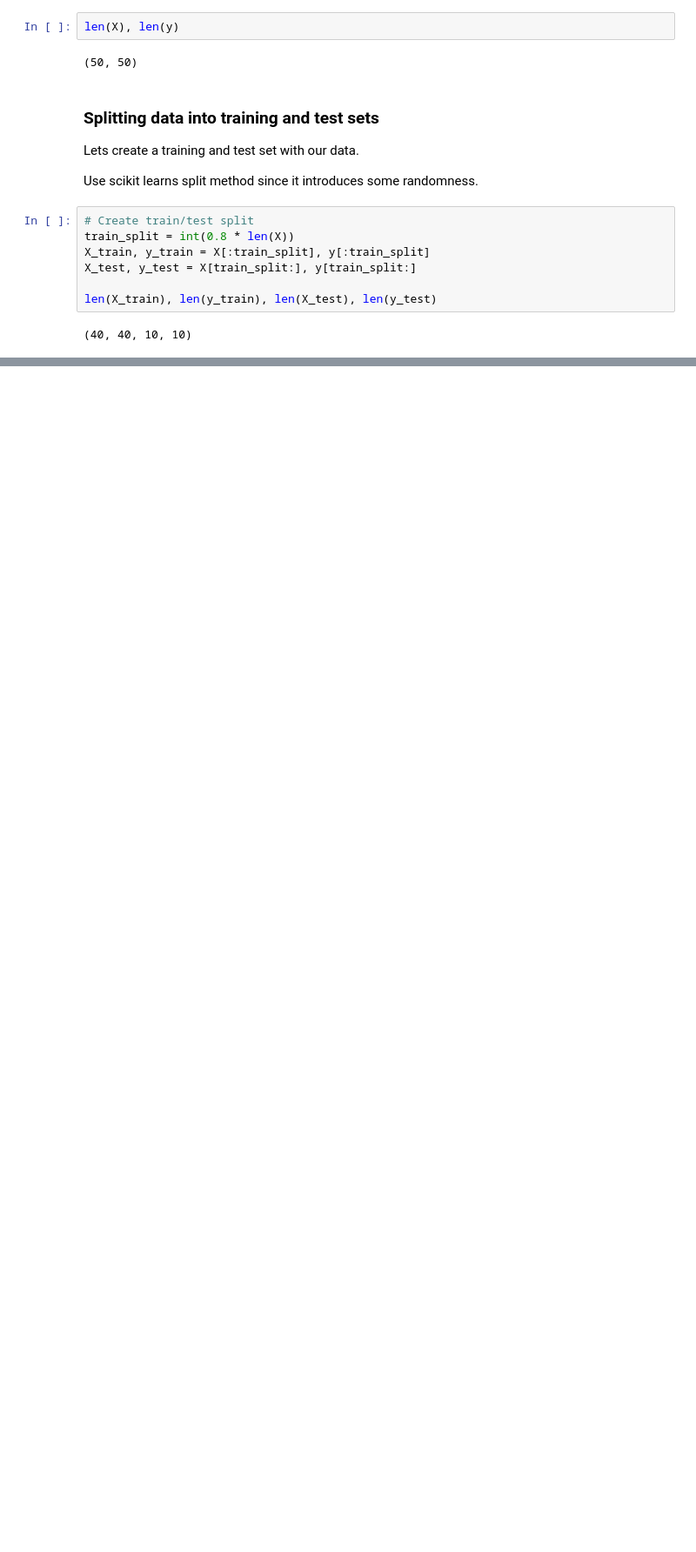
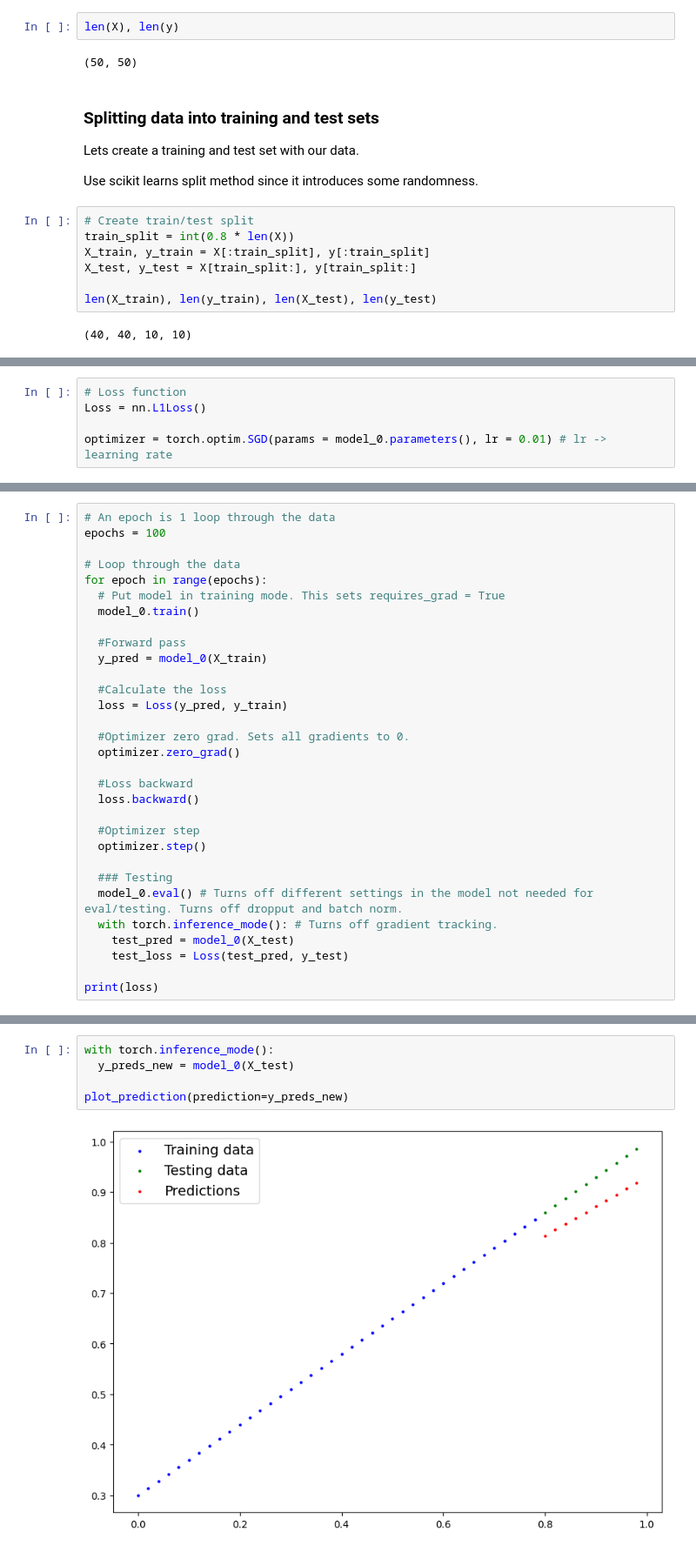
Before and after one commit to DigoShane/GitHub-ML, a Jupyter notebook: 01_pytorch_Workflow_ZTM.ipynb, the cells around one changed output, grey strips where cells are left out. Shown at 87% size. Drawn from its saved outputs; the diff is of its cells as text; blank space fills up the shorter version.

```diff
--- a/01_pytorch_Workflow_ZTM.ipynb
+++ b/01_pytorch_Workflow_ZTM.ipynb
@@ -73,0 +179,5 @@ len(X_train), len(y_train), len(X_test), len(y_test)
+# %%
+# Loss function
+Loss = nn.L1Loss()
+
+optimizer = torch.optim.SGD(params = model_0.parameters(), lr = 0.01) # lr -> learning rate
@@ -73,0 +198,31 @@ len(X_train), len(y_train), len(X_test), len(y_test)
+# %%
+# An epoch is 1 loop through the data
+epochs = 100
+
+# Loop through the data
+for epoch in range(epochs):
+  # Put model in training mode. This sets requires_grad = True
+  model_0.train()
+
+  #Forward pass
+  y_pred = model_0(X_train)
+
+  #Calculate the loss
+  loss = Loss(y_pred, y_train)
+
+  #Optimizer zero grad. Sets all gradients to 0.
+  optimizer.zero_grad()
+
+  #Loss backward
+  loss.backward()
+
+  #Optimizer step
+  optimizer.step()
+
+  ### Testing
+  model_0.eval() # Turns off different settings in the model not needed for eval/testing. Turns off dropput and batch norm.
+  with torch.inference_mode(): # Turns off gradient tracking.
+    test_pred = model_0(X_test)
+    test_loss = Loss(test_pred, y_test)
+
+print(loss)
@@ -73,0 +235,7 @@ len(X_train), len(y_train), len(X_test), len(y_test)
+# %%
+with torch.inference_mode():
+  y_preds_new = model_0(X_test)
+
+plot_prediction(prediction=y_preds_new)
+# %% [output]
+[figure, added]
```
Also changed, not shown: parts of 17 cells of this notebook.
